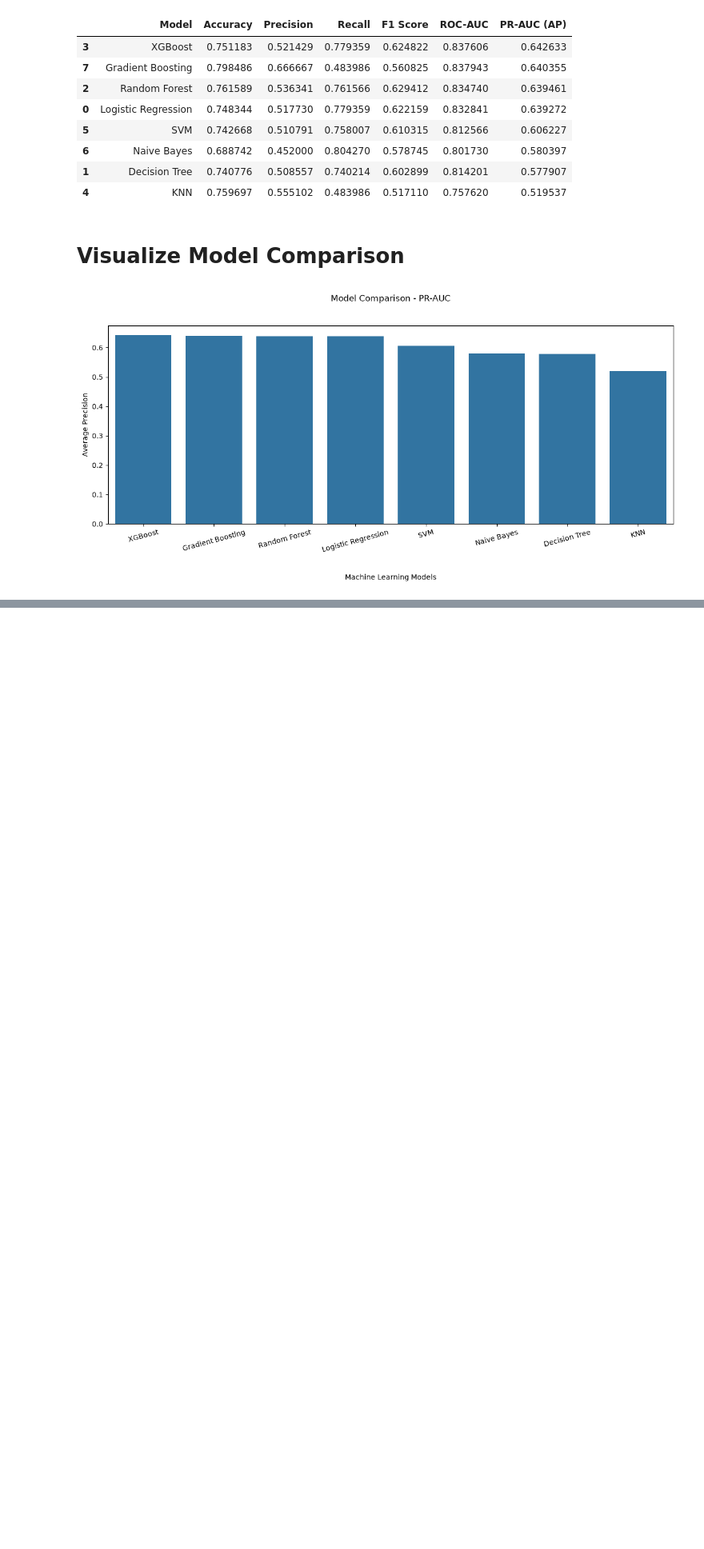
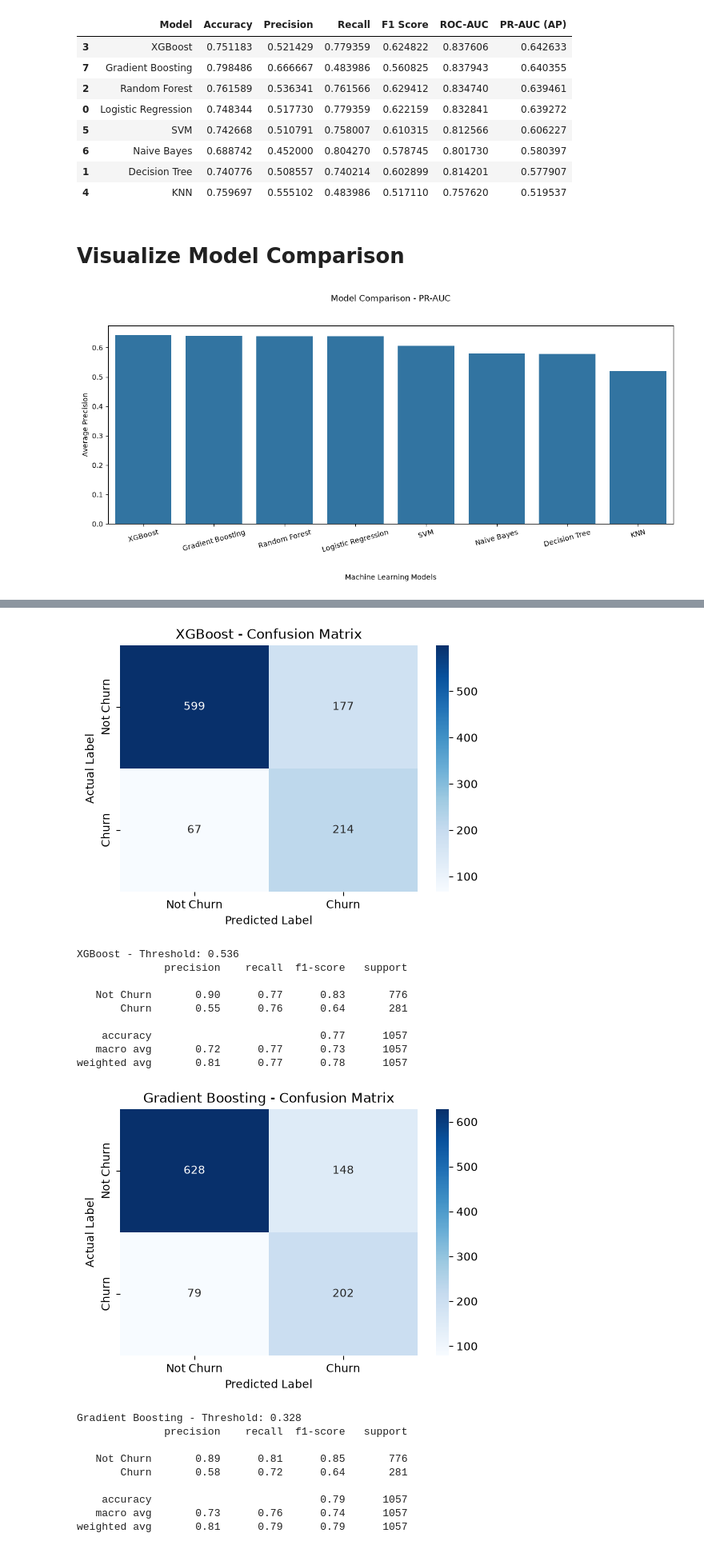
Before and after one commit to rifat9754/Customer-Churn-Prediction, a Jupyter notebook: notebooks/03_model_training.ipynb, the cells around one changed output, grey strips where cells are left out. Shown at 80% size. Saved outputs shown, nothing was run; the diff lists cells and outputs as text; code cells hidden in the pictures; blank space fills up the shorter version.

```diff
--- a/notebooks/03_model_training.ipynb
+++ b/notebooks/03_model_training.ipynb
@@ -479,0 +835,4 @@ plt.show()
+# %%
+threshold_results_df = pd.DataFrame(threshold_results)
+
+threshold_results_df
@@ -479,0 +878,62 @@ plt.show()
+# %%
+from sklearn.metrics import confusion_matrix, classification_report
+import seaborn as sns
+import matplotlib.pyplot as plt
+
+for name, model in selected_models.items():
+
+    best_threshold = threshold_results_df.loc[
+        threshold_results_df["Model"] == name,
+        "Best Threshold"
+    ].iloc[0]
+
+    y_val_prob = model.predict_proba(X_val_raw)[:, 1]
+
+    y_val_pred = (y_val_prob >= best_threshold).astype(int)
+
+    cm = confusion_matrix(y_val, y_val_pred)
+
+    plt.figure(figsize=(6, 4))
+
+    sns.heatmap(
+        cm,
+        annot=True,
+        fmt="d",
+        cmap="Blues",
+        xticklabels=["Not Churn", "Churn"],
+        yticklabels=["Not Churn", "Churn"]
+    )
+
+    plt.title(f"{name} - Confusion Matrix")
+    plt.xlabel("Predicted Label")
+    plt.ylabel("Actual Label")
+    plt.show()
+
+    print(f"\n{name} - Threshold: {best_threshold:.3f}")
+    print(classification_report(
+        y_val,
+        y_val_pred,
+        target_names=["Not Churn", "Churn"],
+        zero_division=0
+    ))
+# %% [output]
+[figure, added]
+XGBoost - Threshold: 0.536
+              precision    recall  f1-score   support
+
+   Not Churn       0.90      0.77      0.83       776
+       Churn       0.55      0.76      0.64       281
+
+    accuracy                           0.77      1057
+   macro avg       0.72      0.77      0.73      1057
+weighted avg       0.81      0.77      0.78      1057
+[figure, added]
+Gradient Boosting - Threshold: 0.328
+              precision    recall  f1-score   support
+
+   Not Churn       0.89      0.81      0.85       776
+       Churn       0.58      0.72      0.64       281
+
+    accuracy                           0.79      1057
+   macro avg       0.73      0.76      0.74      1057
+weighted avg       0.81      0.79      0.79      1057
```
Also changed, not shown: parts of 38 cells of this notebook, 1 other file.
